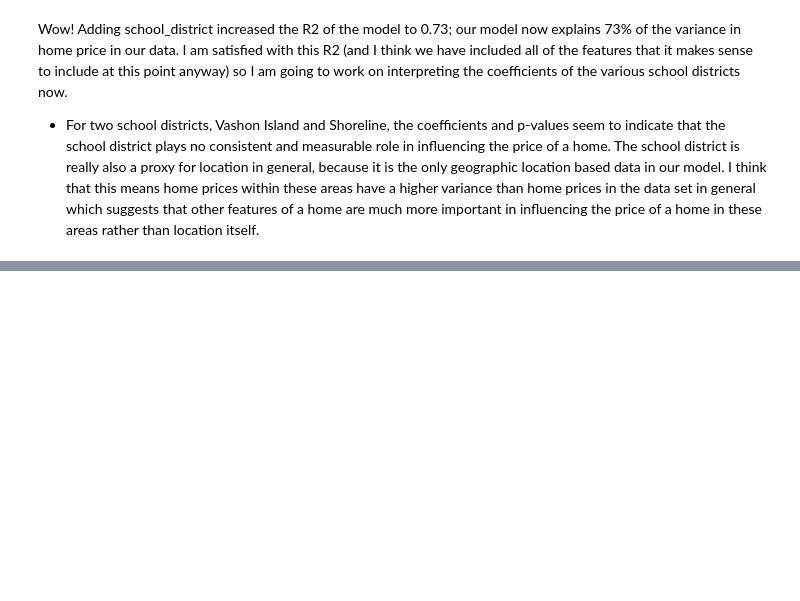
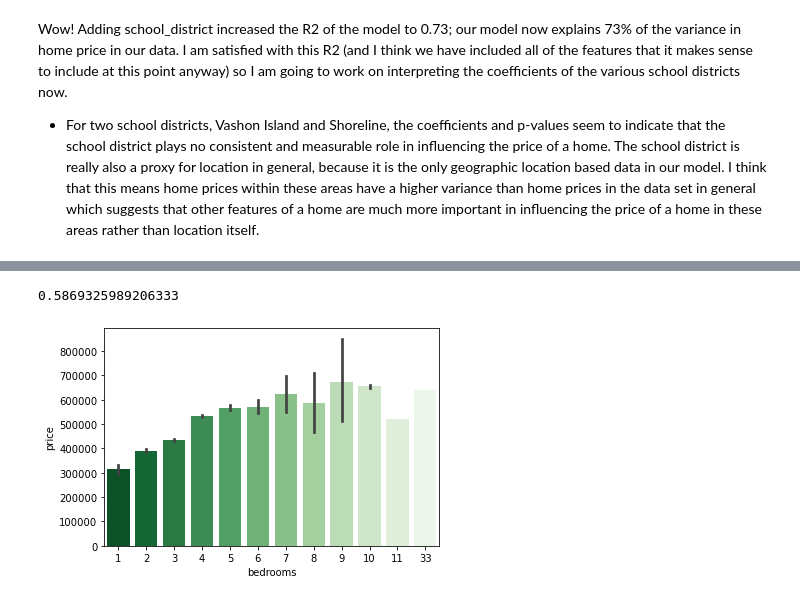
Before and after one commit to ran0027/dsc-phase2-project, a Jupyter notebook: analysis.ipynb, the cells around one changed output, grey strips where cells are left out. Saved outputs shown, nothing was run; the diff lists cells and outputs as text; code cells hidden in the pictures; blank space fills up the shorter version.

```diff
--- a/analysis.ipynb
+++ b/analysis.ipynb
@@ -1160,0 +999,15 @@ X_train = pd.concat([X_train.drop('zipcode', axis=1), X_train_ohe], axis=1)
+# %%
+# it still seems odd to me that the coefficient on bedrooms would be negative; is it because of multicollinearity?
+# check correlation with sqft_living
+
+np.corrcoef(data['bedrooms'], data['sqft_living'])[0][1]
+# %% [output]
+0.5869325989206333
+# %%
+# look at average price for homes with a certain number of bedrooms
+
+fig, ax = plt.subplots()
+
+sns.barplot(data=data, x='bedrooms', y='price', palette='Greens_r');
+# %% [output]
+[figure, added]
```
Also changed, not shown: parts of 66 cells of this notebook.
